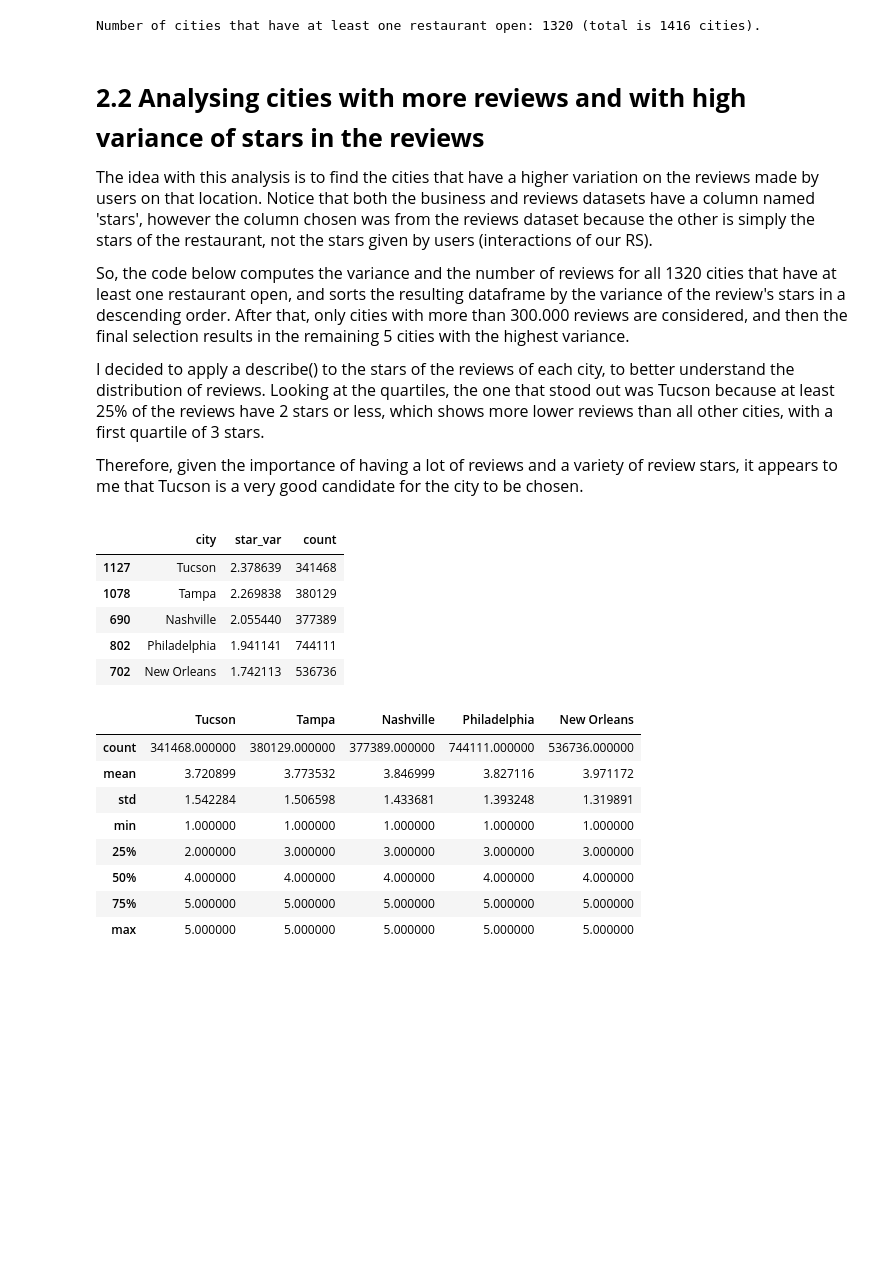
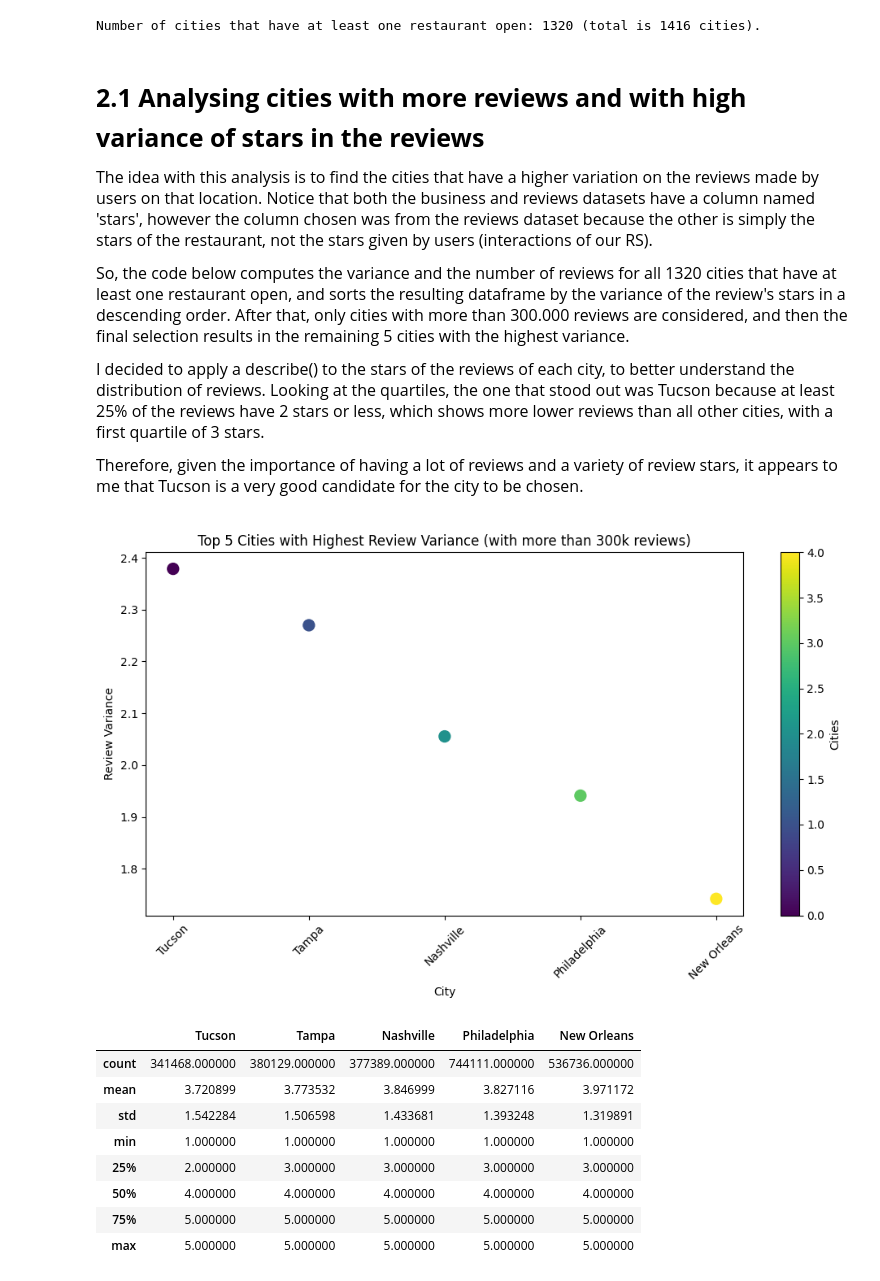
Before and after one commit to PPortela00/Recommendation-System---, a Jupyter notebook: notebook.ipynb, the cells around one changed output. Cells and saved outputs as stored; diff of their text form; code cells hidden in the pictures; blank space fills up the shorter version.

```diff
--- a/notebook.ipynb
+++ b/notebook.ipynb
@@ -72,7 +75,7 @@ print(f'Number of cities that have at least one restaurant open: {n_cities} (tot
 Number of cities that have at least one restaurant open: 1320 (total is 1416 cities).
 # %% [markdown]
 <h1 style='font-size: 25px; font-weight: bold; margin-bottom: 10px; font-family: 'Formata', serif;'>
-        2.2 Analysing cities with more reviews and with high variance of stars in the reviews</h1>
+        2.1 Analysing cities with more reviews and with high variance of stars in the reviews</h1>
 
 <p style='margin-bottom: 12px; font-size: 16px; font-family: 'Formata', serif;'>The idea with this analysis is to find the cities that have a higher variation on the reviews made by users on that location. Notice that both the business and reviews datasets have a column named 'stars', however the column chosen was from the reviews dataset because the other is simply the stars of the restaurant, not the stars given by users (interactions of our RS).</p>
 
@@ -81,16 +84,23 @@ Number of cities that have at least one restaurant open: 1320 (total is 1416 cit
 <p style='margin-bottom: 12px; font-size: 16px; font-family: 'Formata', serif;'>I decided to apply a describe() to the stars of the reviews of each city, to better understand the distribution of reviews. Looking at the quartiles, the one that stood out was Tucson because at least 25% of the reviews have 2 stars or less, which shows more lower reviews than all other cities, with a first quartile of 3 stars.</p>
 
 <p style='margin-bottom: 12px; font-size: 16px; font-family: 'Formata', serif;'>Therefore, given the importance of having a lot of reviews and a variety of review stars, it appears to me that Tucson is a very good candidate for the city to be chosen.</p>
-# %%
-top5_variance_cities = utils.Top5VarianceCities(merged_df = cities_reviews)
-top5_variance_cities
-# %% [output]
-|  | city | star_var | count |
-| 1127 | Tucson | 2.378639 | 341468 |
-| 1078 | Tampa | 2.269838 | 380129 |
-| 690 | Nashville | 2.055440 | 377389 |
-| 802 | Philadelphia | 1.941141 | 744111 |
-| 702 | New Orleans | 1.742113 | 536736 |
+# %%
+top5_variance_cities = utils.Top5VarianceCities(merged_df = cities_reviews)
+top5_variance_cities
+
+plt.figure(figsize=(10, 6))
+colors = np.arange(len(top5_variance_cities))
+plt.scatter(top5_variance_cities['city'], top5_variance_cities['star_var'], c=colors, cmap='viridis', s=100)
+plt.xlabel('City')
+plt.ylabel('Review Variance')
+plt.title('Top 5 Cities with Highest Review Variance (with more than 300k reviews)')
+plt.xticks(rotation=45)
+colorbar = plt.colorbar()
+colorbar.set_label('Cities')
+plt.tight_layout()
+plt.show()
+# %% [output]
+[figure, added]
 # %%
 top5_cities = list(top5_variance_cities['city'])
 
```
Also changed, not shown: parts of 8 cells of this notebook, 1 other file.
